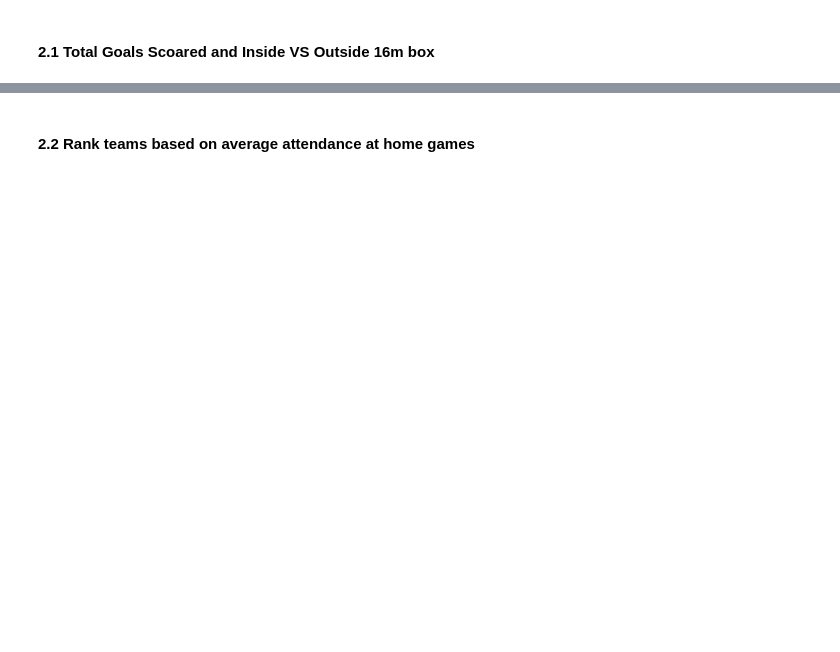
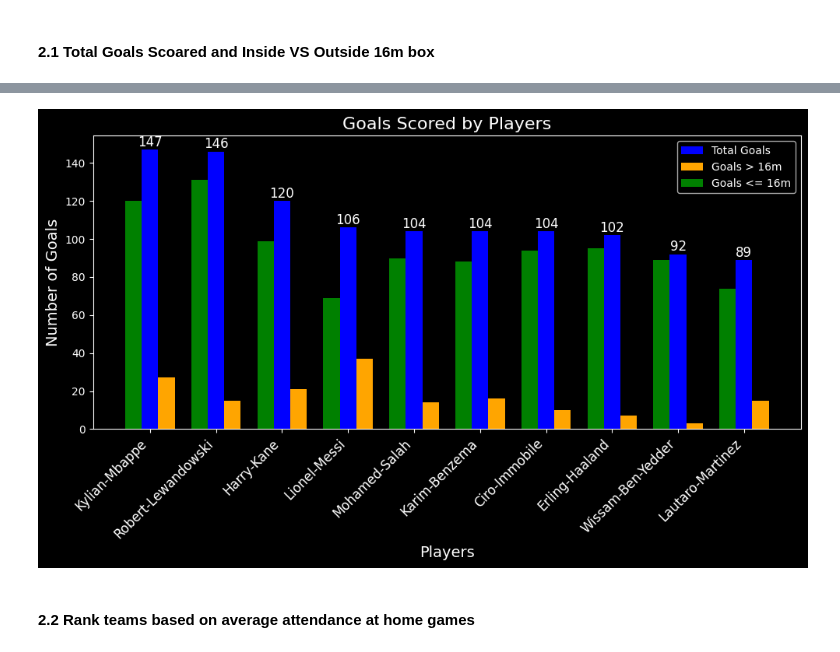
Before and after one commit to vramdavtyan/DBProjects, a Jupyter notebook: MongoQueries.ipynb, the cells around one changed output, grey strips where cells are left out. Drawn from its saved outputs; the diff is of its cells as text; code cells hidden in the pictures; blank space fills up the shorter version.

```diff
--- a/MongoQueries.ipynb
+++ b/MongoQueries.ipynb
@@ -102,0 +107,38 @@ Execution time: 0.04700016975402832 seconds
+# %%
+# Define the query
+query = {"Attendance": {"$gt": 12000}}
+
+# Create index once before running queries
+def create_compound_index_1_2():
+    # Create index on Attendance field
+    matches_collection.create_index([("Attendance", 1)], name='attendance_index')
+
+# Function to execute query with or without index
+@measure_execution_time
+def MongoQ1_2(index=False):
+    # Create index only once outside of the query function
+    if index:
+        create_compound_index_1_2()
+        print("Explain output --With-- index:")
+    else:
+        print("Explain output --Without-- index:")
+
+    # Execute the query
+    result = matches_collection.find(query)  # You can add a projection if needed
+
+    # Get query execution stats using correct explain() method
+    result_index = result.explain()
+    # Correct usage of explain
+
+    # Print the execution statistics
+    pprint.pprint(result_index["executionStats"])
+
+    # Return result (if you need to use or display it)
+    return result
+
+# Execute the function and measure execution time with and without index
+result, execution_time = MongoQ1_2(index=False)
+result_index, execution_time_index = MongoQ1_2(index=True)
+
+# Compare execution times
+print(f'--Execution is: {execution_time / execution_time_index} Times Faster with Index--')
@@ -218,2 +271,6 @@ plot_goals_bar_chart(result)
+# %%
+plot_goals_bar_chart(df.head(10))
+# %% [output]
+[figure, added]
 # %% [markdown]
 #### 2.2 Rank teams based on average attendance at home games
```
Also changed, not shown: parts of 11 cells of this notebook, 7 other files.
